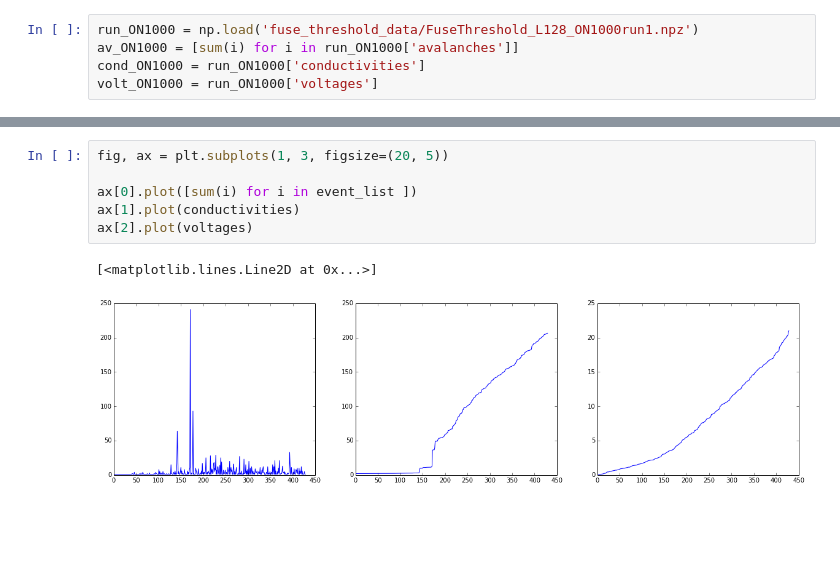
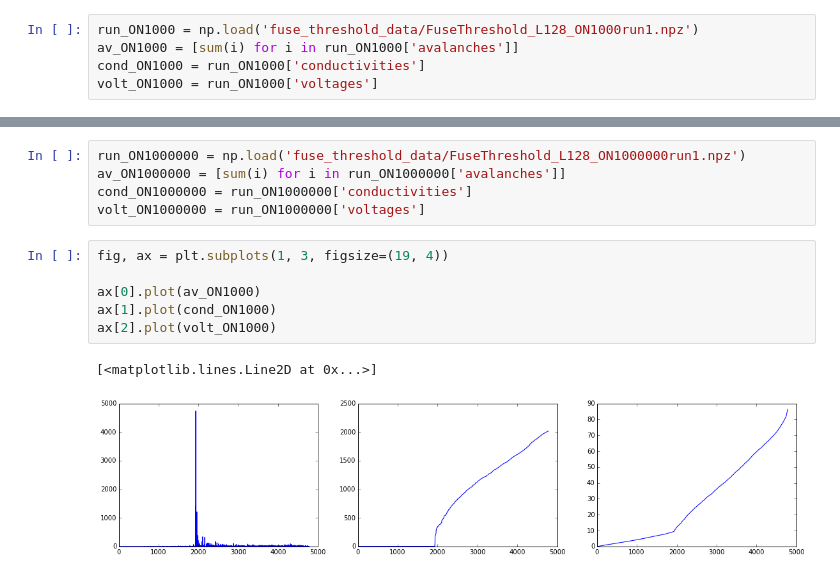
Before and after one commit to forrestsheldon/memNets, a Jupyter notebook: Fuse_Threshold_Network.ipynb, the cells around one changed output, grey strips where cells are left out. Cells and saved outputs as stored; diff of their text form; blank space fills up the shorter version.

Commit message:
Added plotting to Fuse_Threshold_Network

```diff
--- a/Fuse_Threshold_Network.ipynb
+++ b/Fuse_Threshold_Network.ipynb
@@ -527,9 +804,14 @@ while counter < total_memristors:
+# %%
+run_ON1000000 = np.load('fuse_threshold_data/FuseThreshold_L128_ON1000000run1.npz')
+av_ON1000000 = [sum(i) for i in run_ON1000000['avalanches']]
+cond_ON1000000 = run_ON1000000['conductivities']
+volt_ON1000000 = run_ON1000000['voltages']
 # %%
-fig, ax = plt.subplots(1, 3, figsize=(20, 5))
+fig, ax = plt.subplots(1, 3, figsize=(19, 4))
 
-ax[0].plot([sum(i) for i in event_list ])
-ax[1].plot(conductivities)
-ax[2].plot(voltages)
+ax[0].plot(av_ON1000)
+ax[1].plot(cond_ON1000)
+ax[2].plot(volt_ON1000)
 # %% [output]
 [<matplotlib.lines.Line2D at 0x...>]
-[figure, old version]
+[figure, new version]
```
Also changed, not shown: parts of 39 cells of this notebook, 1 other file.
